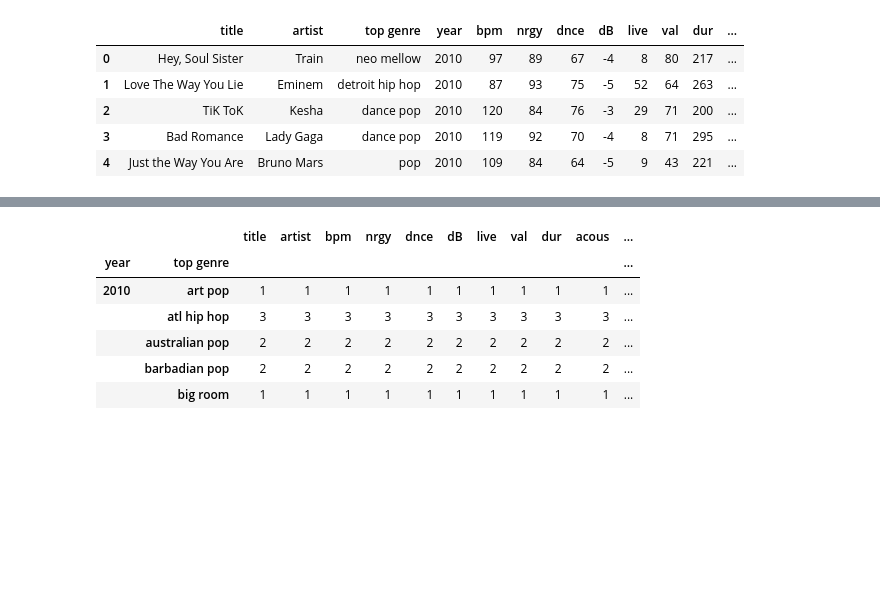
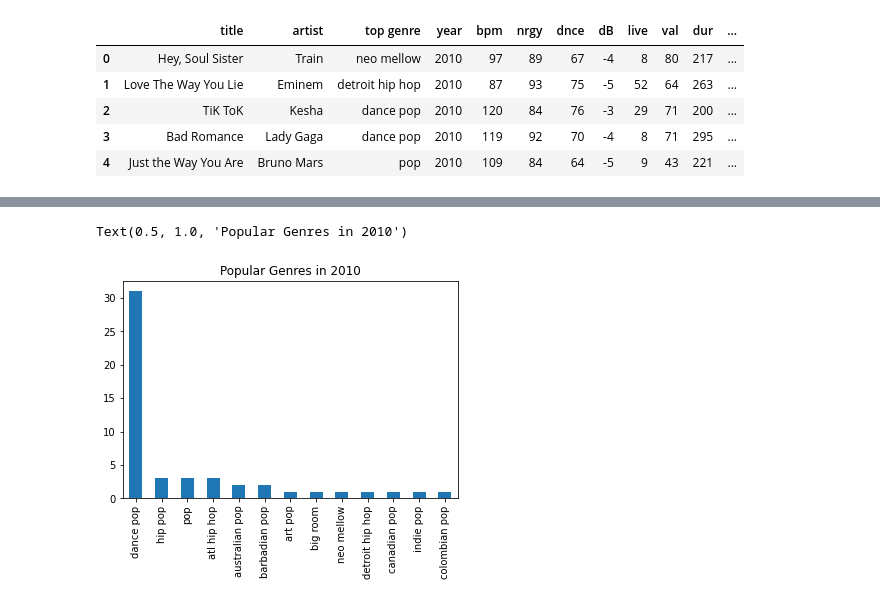
Before and after one commit to cveras33/project-1-group-6, a Jupyter notebook: Python Files/top_songs_by_decade.ipynb, the cells around one changed output, grey strips where cells are left out. Drawn from its saved outputs; the diff is of its cells as text; code cells hidden in the pictures; blank space fills up the shorter version.

Commit message:
adding genre plots

```diff
--- a/Python Files/top_songs_by_decade.ipynb
+++ b/Python Files/top_songs_by_decade.ipynb
@@ -39,3 +39,6 @@ decade_df.head()
 | 2 | TiK ToK | Kesha | dance pop | 2010 | 120 | 84 | 76 | -3 | 29 | 71 | 200 | ... |
 | 3 | Bad Romance | Lady Gaga | dance pop | 2010 | 119 | 92 | 70 | -4 | 8 | 71 | 295 | ... |
 | 4 | Just the Way You Are | Bruno Mars | pop | 2010 | 109 | 84 | 64 | -5 | 9 | 43 | 221 | ... |
+# %%
+narrowed_df = decade_df.drop(['bpm', 'nrgy', 'dnce', 'dB', 'live', 'val', 'dur', 'acous', 'spch', 'pop'], axis = 1)
+narrowed_df.head()
@@ -64,14 +74,3 @@ song_title_list = decade_df['title'].tolist()
 #    song_title_ids.append(response["tracks"]["items"][0]["id"])
 
 #    print(json.dumps(response, indent = 4))
-# %%
-genre_by_year_count = decade_df.groupby(['year', 'top genre'])
-genre_by_year_count.count().head()
-# %% [output]
-|  |  | title | artist | bpm | nrgy | dnce | dB | live | val | dur | acous | ... |
-| year | top genre |  |  |  |  |  |  |  |  |  |  | ... |
-| 2010 | art pop | 1 | 1 | 1 | 1 | 1 | 1 | 1 | 1 | 1 | 1 | ... |
-|  | atl hip hop | 3 | 3 | 3 | 3 | 3 | 3 | 3 | 3 | 3 | 3 | ... |
-|  | australian pop | 2 | 2 | 2 | 2 | 2 | 2 | 2 | 2 | 2 | 2 | ... |
-|  | barbadian pop | 2 | 2 | 2 | 2 | 2 | 2 | 2 | 2 | 2 | 2 | ... |
-|  | big room | 1 | 1 | 1 | 1 | 1 | 1 | 1 | 1 | 1 | 1 | ... |
@@ -81,0 +77,9 @@ genre_by_year = genre_by_year_count.size()
+# %%
+get_2010 = narrowed_df.loc[narrowed_df['year'] == 2010]
+genre_2010 = get_2010["top genre"].value_counts()
+plot_2010 = get_2010["top genre"].value_counts().plot(kind = "bar")
+
+plt.title("Popular Genres in 2010")
+# %% [output]
+Text(0.5, 1.0, 'Popular Genres in 2010')
+[figure, added]
```
Also changed, not shown: parts of 5 cells of this notebook.
